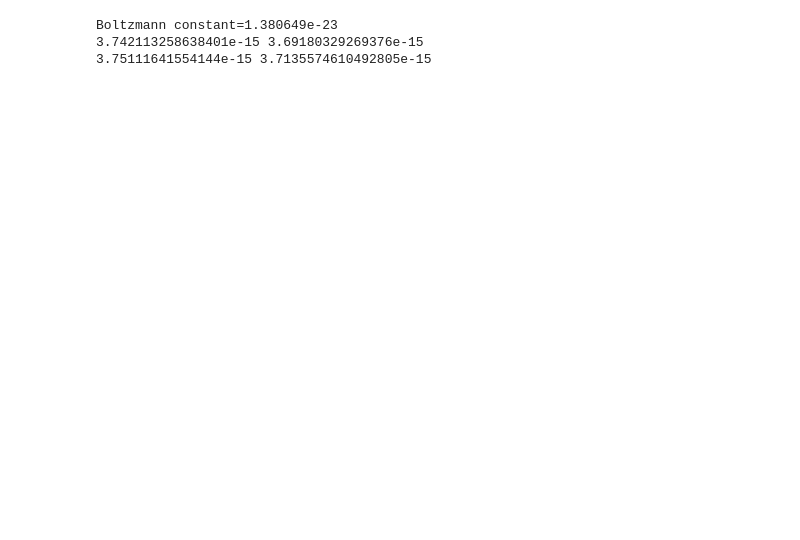
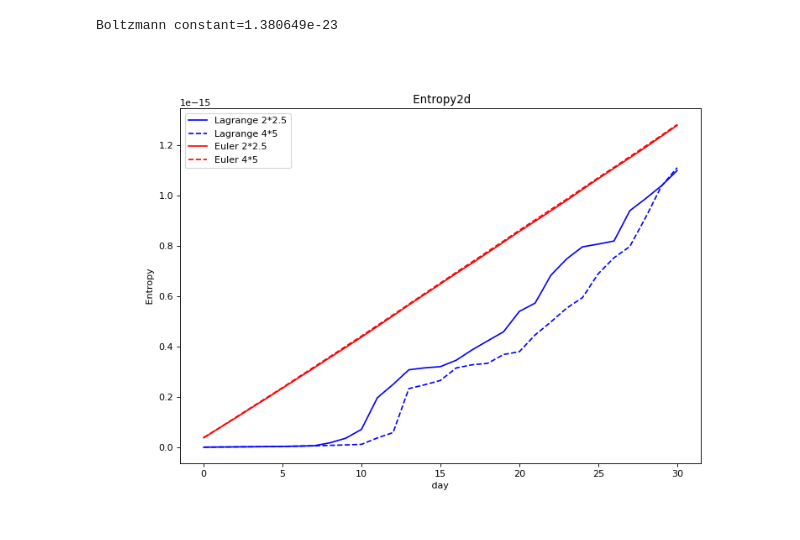
Before and after one commit to hongwei8sun/GEOS-Chem, a Jupyter notebook: CDF_Gini.ipynb, the cells around one changed output. Cells and saved outputs as stored; diff of their text form; code cells hidden in the pictures; blank space fills up the shorter version.

```diff
--- a/CDF_Gini.ipynb
+++ b/CDF_Gini.ipynb
@@ -126,33 +162,70 @@ print(f'Boltzmann constant={k}')
 AD1_mol = GC_AD1[:,:,:]*1000.0/28.97
 AD2_mol = GC_AD2[:,:,:]*1000.0/28.97
 
+
+Entropy2d_EU1, Entropy2d_LA1, Entropy2d_EU2, Entropy2d_LA2 = [], [], [], []
+
+
 AD1_mol_Zsum = np.sum(AD1_mol, axis=0)
 AD2_mol_Zsum = np.sum(AD2_mol, axis=0)
 
-# change 3D mixing ratio to 2D:
-EU1_mol_Zsum = np.sum( EU1[30,:,:,:]*AD1_mol[:,:,:], axis=0)
-LA1_mol_Zsum = np.sum( LA1[30,:,:,:]*AD1_mol[:,:,:], axis=0)
+for it in range(Nt1):
+    # change 3D mixing ratio to 2D:
+    EU1_mol_Zsum = np.sum( EU1[it,:,:,:]*AD1_mol[:,:,:], axis=0)
+    LA1_mol_Zsum = np.sum( LA1[it,:,:,:]*AD1_mol[:,:,:], axis=0)
 
-EU2_mol_Zsum = np.sum( EU2[30,:,:,:]*AD2_mol[:,:,:], axis=0)
-LA2_mol_Zsum = np.sum( LA2[30,:,:,:]*AD2_mol[:,:,:], axis=0)
+    EU2_mol_Zsum = np.sum( EU2[it,:,:,:]*AD2_mol[:,:,:], axis=0)
+    LA2_mol_Zsum = np.sum( LA2[it,:,:,:]*AD2_mol[:,:,:], axis=0)
 
-# calculate 2D mixing ratio:
-EU1_MR = EU1_mol_Zsum/AD1_mol_Zsum
-LA1_MR = LA1_mol_Zsum/AD1_mol_Zsum
+    # calculate 2D mixing ratio:
+    EU1_MR = EU1_mol_Zsum/AD1_mol_Zsum
+    LA1_MR = LA1_mol_Zsum/AD1_mol_Zsum
 
-EU2_MR = EU2_mol_Zsum/AD2_mol_Zsum
-LA2_MR = LA2_mol_Zsum/AD2_mol_Zsum
+    EU2_MR = EU2_mol_Zsum/AD2_mol_Zsum
+    LA2_MR = LA2_mol_Zsum/AD2_mol_Zsum
 
-# entropy
-S2_EU1 = -k*np.sum( AD1_mol_Zsum[:,:]*EU1_MR[:,:]* np.log(EU1_MR[:,:], out=np.zeros_like(EU1_MR[:,:]), where=(EU1_MR[:,:]!=0)), axis=(0,1) )
-S2_LA1 = -k*np.sum( AD1_mol_Zsum[:,:]*LA1_MR[:,:]* np.log(LA1_MR[:,:], out=np.zeros_like(LA1_MR[:,:]), where=(LA1_MR[:,:]!=0)), axis=(0,1) )
+    # entropy
+    S2_EU1 = -k*np.sum( AD1_mol_Zsum[:,:]*EU1_MR[:,:]* np.log(EU1_MR[:,:], out=np.zeros_like(EU1_MR[:,:]), \
+                                                              where=(EU1_MR[:,:]!=0)), axis=(0,1) )
+    S2_LA1 = -k*np.sum( AD1_mol_Zsum[:,:]*LA1_MR[:,:]* np.log(LA1_MR[:,:], out=np.zeros_like(LA1_MR[:,:]), \
+                                                              where=(LA1_MR[:,:]!=0)), axis=(0,1) )
 
-S2_EU2 = -k*np.sum( AD2_mol_Zsum[:,:]*EU2_MR[:,:]* np.log(EU2_MR[:,:], out=np.zeros_like(EU2_MR[:,:]), where=(EU2_MR[:,:]!=0)), axis=(0,1) )
-S2_LA2 = -k*np.sum( AD2_mol_Zsum[:,:]*LA2_MR[:,:]* np.log(LA2_MR[:,:], out=np.zeros_like(LA2_MR[:,:]), where=(LA2_MR[:,:]!=0)), axis=(0,1) )
+    S2_EU2 = -k*np.sum( AD2_mol_Zsum[:,:]*EU2_MR[:,:]* np.log(EU2_MR[:,:], out=np.zeros_like(EU2_MR[:,:]), \
+                                                          where=(EU2_MR[:,:]!=0)), axis=(0,1) )
+    S2_LA2 = -k*np.sum( AD2_mol_Zsum[:,:]*LA2_MR[:,:]* np.log(LA2_MR[:,:], out=np.zeros_like(LA2_MR[:,:]), \
+                                                          where=(LA2_MR[:,:]!=0)), axis=(0,1) )
 
-print(S2_EU1, S2_LA1)
-print(S2_EU2, S2_LA2)
+    Entropy2d_EU1.append(S2_EU1)
+    Entropy2d_LA1.append(S2_LA1)
+    Entropy2d_EU2.append(S2_EU2)
+    Entropy2d_LA2.append(S2_LA2)
+
+# print(Entropy2d_EU1, Entropy2d_LA1)
+# print(Entropy2d_EU2, Entropy2d_LA2)
 # %% [output]
 Boltzmann constant=1.380649e-23
-3.742113258638401e-15 3.69180329269376e-15
-3.75111641554144e-15 3.7135574610492805e-15
+# %%
+# Plot CFD curve: mass vs. area
+plt.figure(figsize=(10,7), dpi= 80)
+
+plt.plot(Entropy2d_LA1,'b',label=f'Lagrange 2*2.5')
+plt.plot(Entropy2d_LA2,'b--',label=f'Lagrange 4*5')
+
+plt.plot(Entropy2d_EU1,'r',label=f'Euler 2*2.5')
+plt.plot(Entropy2d_EU2,'r--',label=f'Euler 4*5')
+
+
+#plt.legend(loc='upper left')
+plt.title(' Entropy2d')
+plt.xlabel(' day ')
+plt.ylabel(' Entropy ')
+plt.legend()
+
+plt.savefig('Entropy_time_series.png')
+plt.clf();
+plt.cla();
+plt.close();
+
+Image('Entropy_time_series.png')
+# %% [output]
+[figure, added]
```
Also changed, not shown: parts of 12 cells of this notebook, 2 other files.
